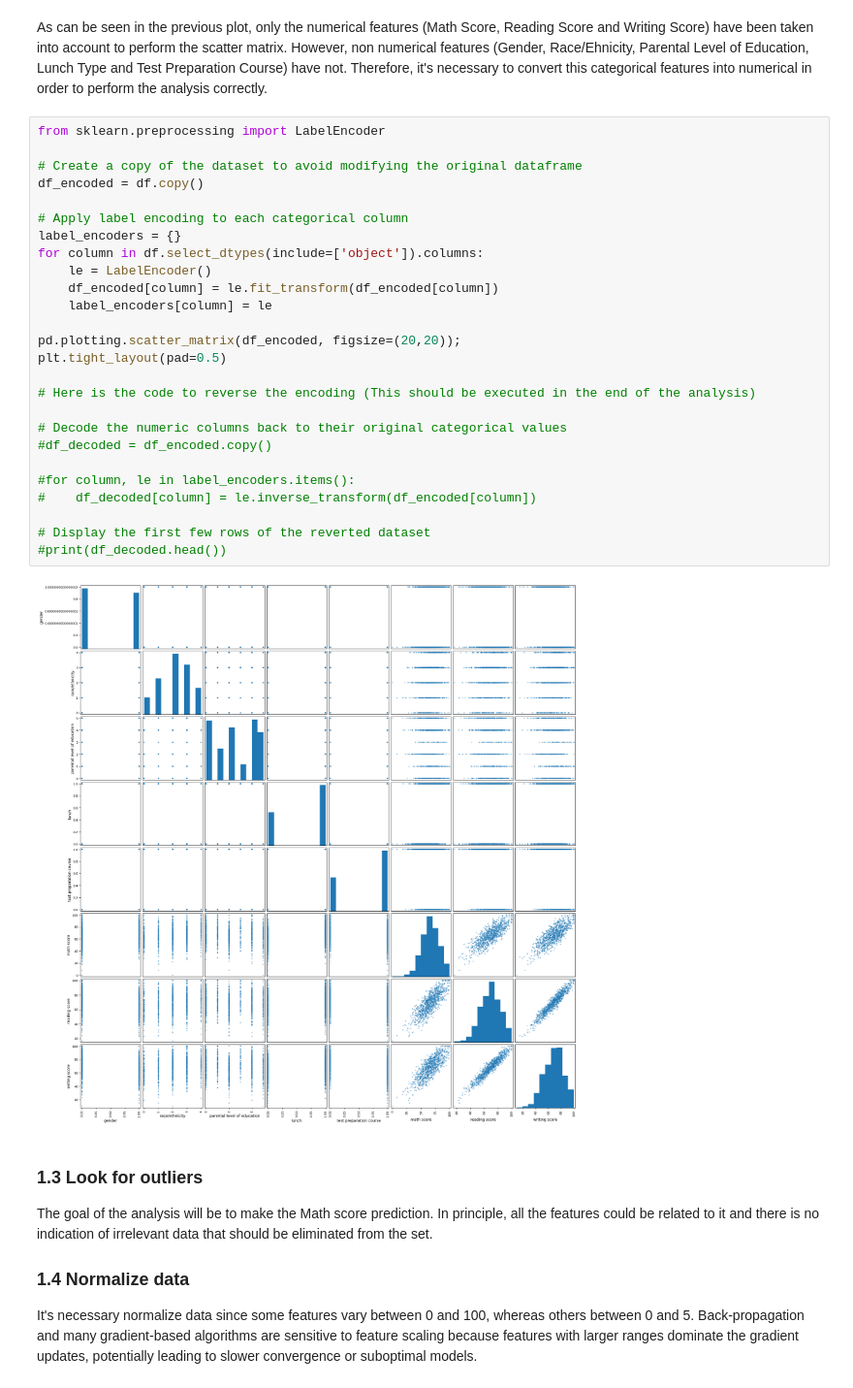
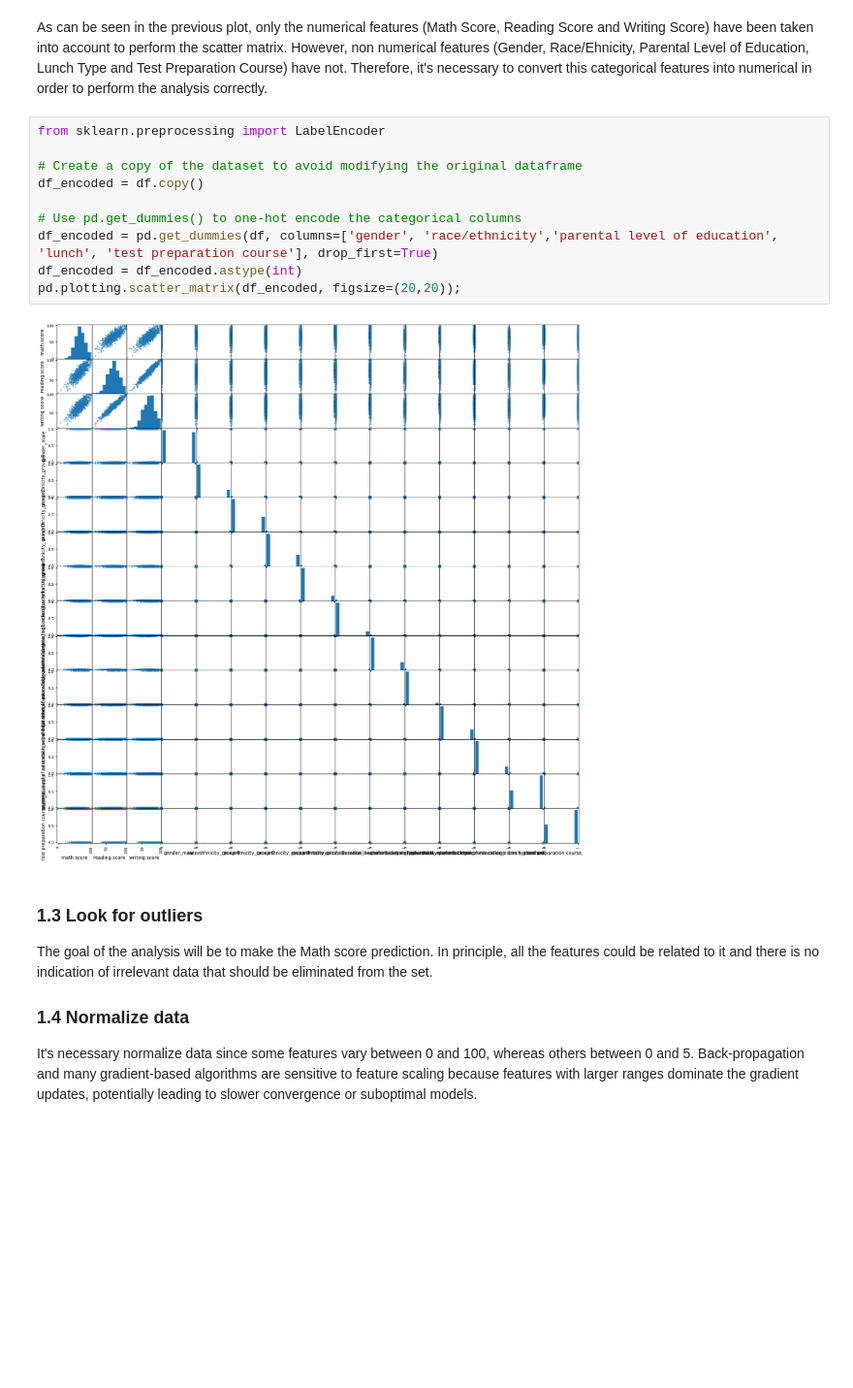
Before and after one commit to Danie1Arias/A1-DanielArias-BeatrizEnriquez, a Jupyter notebook: 1-Selecting-and-analyzing-dataset.ipynb, the cells around one changed output. Shown at 97% size. Cells and saved outputs as stored; diff of their text form; blank space fills up the shorter version.

Commit message:
Change the encode type to one-hot encode.

```diff
--- a/1-Selecting-and-analyzing-dataset.ipynb
+++ b/1-Selecting-and-analyzing-dataset.ipynb
@@ -60,34 +60,18 @@ plt.tight_layout(pad=1.0)
 [figure]
 # %% [markdown]
 As can be seen in the previous plot, only the numerical features (Math Score, Reading Score and Writing Score) have been taken into account to perform the scatter matrix. However, non numerical features (Gender, Race/Ehnicity, Parental Level of Education, Lunch Type and Test Preparation Course) have not. Therefore, it's necessary to convert this categorical features into numerical in order to perform the analysis correctly.
-# %%
-from sklearn.preprocessing import LabelEncoder
-
-# Create a copy of the dataset to avoid modifying the original dataframe
-df_encoded = df.copy()
-
-# Apply label encoding to each categorical column
-label_encoders = {}
-for column in df.select_dtypes(include=['object']).columns:
-    le = LabelEncoder()
-    df_encoded[column] = le.fit_transform(df_encoded[column])
-    label_encoders[column] = le
-
-pd.plotting.scatter_matrix(df_encoded, figsize=(20,20));
-plt.tight_layout(pad=0.5)
-
-# Here is the code to reverse the encoding (This should be executed in the end of the analysis)
-
-# Decode the numeric columns back to their original categorical values
-#df_decoded = df_encoded.copy()
-
-#for column, le in label_encoders.items():
-#    df_decoded[column] = le.inverse_transform(df_encoded[column])
-
-# Display the first few rows of the reverted dataset
-#print(df_decoded.head())
-# %% [output]
-[figure, removed]
+# %%
+from sklearn.preprocessing import LabelEncoder
+
+# Create a copy of the dataset to avoid modifying the original dataframe
+df_encoded = df.copy()
+
+# Use pd.get_dummies() to one-hot encode the categorical columns
+df_encoded = pd.get_dummies(df, columns=['gender', 'race/ethnicity','parental level of education', 'lunch', 'test preparation course'], drop_first=True)
+df_encoded = df_encoded.astype(int)
+pd.plotting.scatter_matrix(df_encoded, figsize=(20,20));
+# %% [output]
+[figure, added]
 # %% [markdown]
 ### 1.3 Look for outliers
 The goal of the analysis will be to make the Math score prediction. In principle, all the features could be related to it and there is no indication of irrelevant data that should be eliminated from the set.
```
